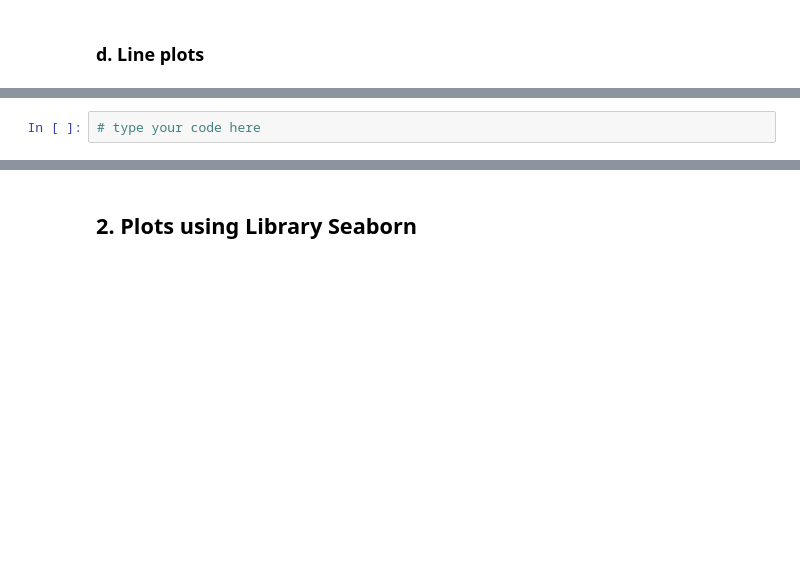
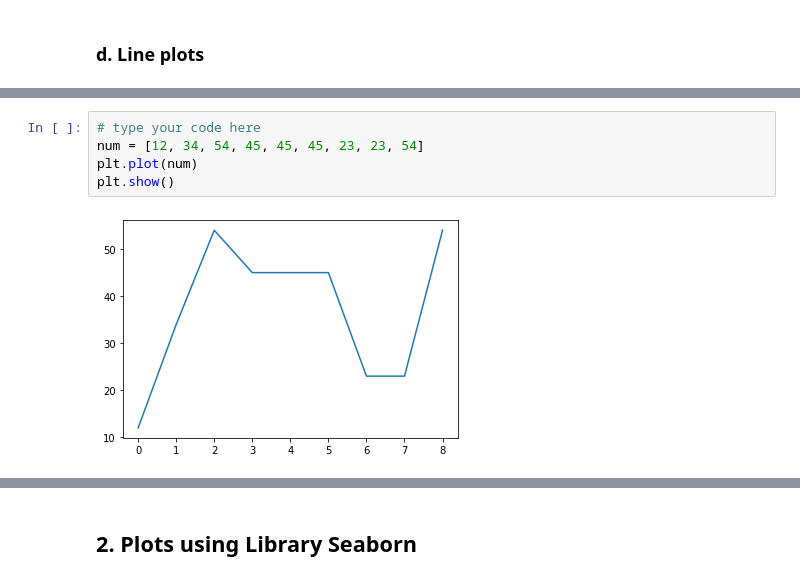
Before and after one commit to harshagiri/pydila, a Jupyter notebook: NPV-MANDATORY ASSIGNMENT_5/NPV_5B/NPV_5B.ipynb, the cells around one changed output, grey strips where cells are left out. Cells and saved outputs as stored; diff of their text form; blank space fills up the shorter version.

```diff
--- a/NPV-MANDATORY ASSIGNMENT_5/NPV_5B/NPV_5B.ipynb
+++ b/NPV-MANDATORY ASSIGNMENT_5/NPV_5B/NPV_5B.ipynb
@@ -331,8 +345,13 @@ ValueError: 'explode' must be of length 'x'
         </td>
     </tr>
 </table>
-# %%
-# type your code here
+# %%
+# type your code here
+num = [12, 34, 54, 45, 45, 45, 23, 23, 54]
+plt.plot(num)
+plt.show()
+# %% [output]
+[figure, added]
 # %% [markdown]
 <table align="left">
     <tr>
```
Also changed, not shown: parts of 18 cells of this notebook.
